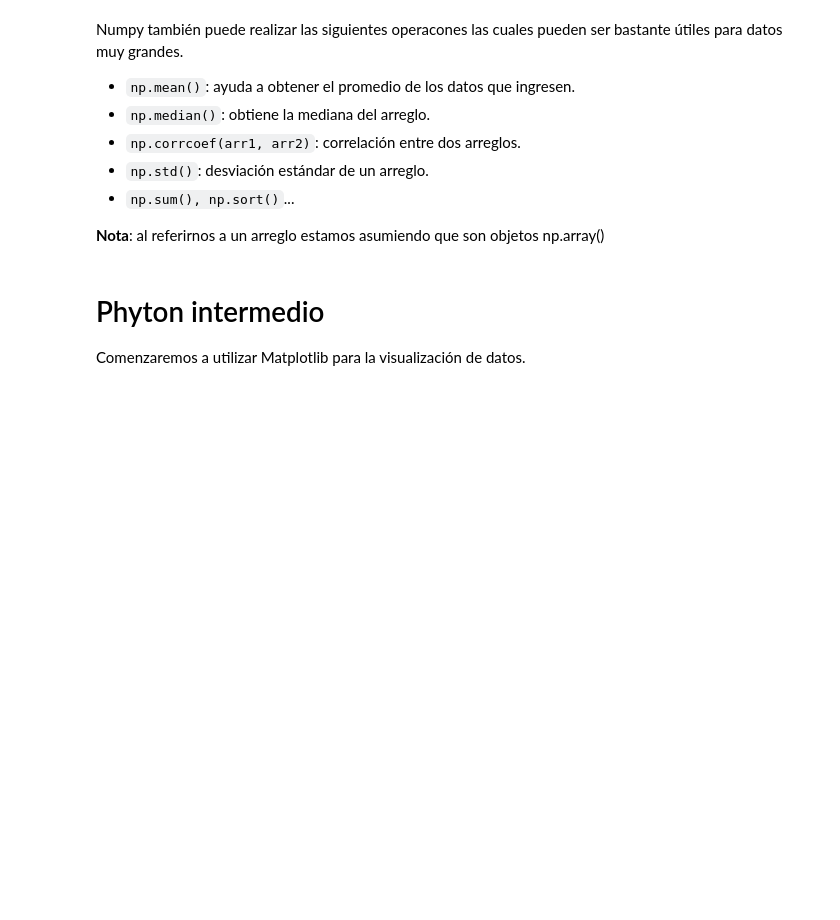
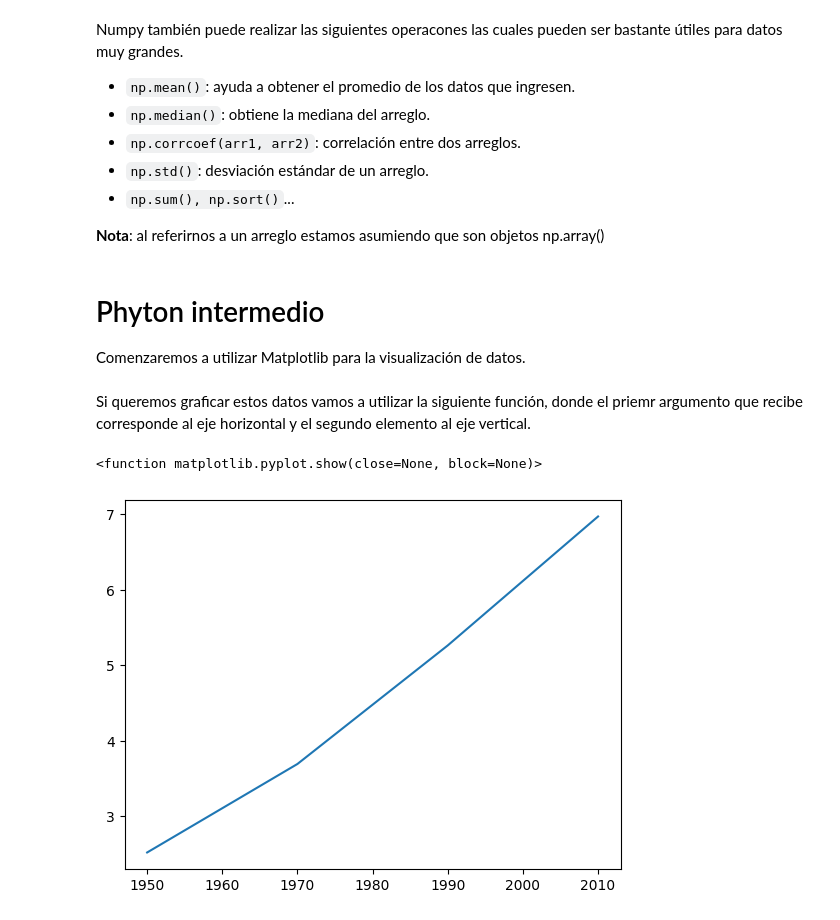
Before and after one commit to AllisonOdette0901/Phyton-Notas, a Jupyter notebook: IntroPhyton.ipynb, the cells around one changed output. Drawn from its saved outputs; the diff is of its cells as text; code cells hidden in the pictures; blank space fills up the shorter version.

```diff
--- a/IntroPhyton.ipynb
+++ b/IntroPhyton.ipynb
@@ -274,0 +278,11 @@ Comenzaremos a utilizar Matplotlib para la visualización de datos.
+# %%
+year = [1950, 1970, 1990, 2010]
+pop = [2.519, 3.692, 5.263, 6.972]
+# %% [markdown]
+Si queremos graficar estos datos vamos a utilizar la siguiente función, donde el priemr argumento que recibe corresponde al eje horizontal y el segundo elemento al eje vertical.
+# %%
+plt.plot(year, pop)
+plt.show
+# %% [output]
+<function matplotlib.pyplot.show(close=None, block=None)>
+[figure, added]
```
Also changed, not shown: parts of 10 cells of this notebook.
